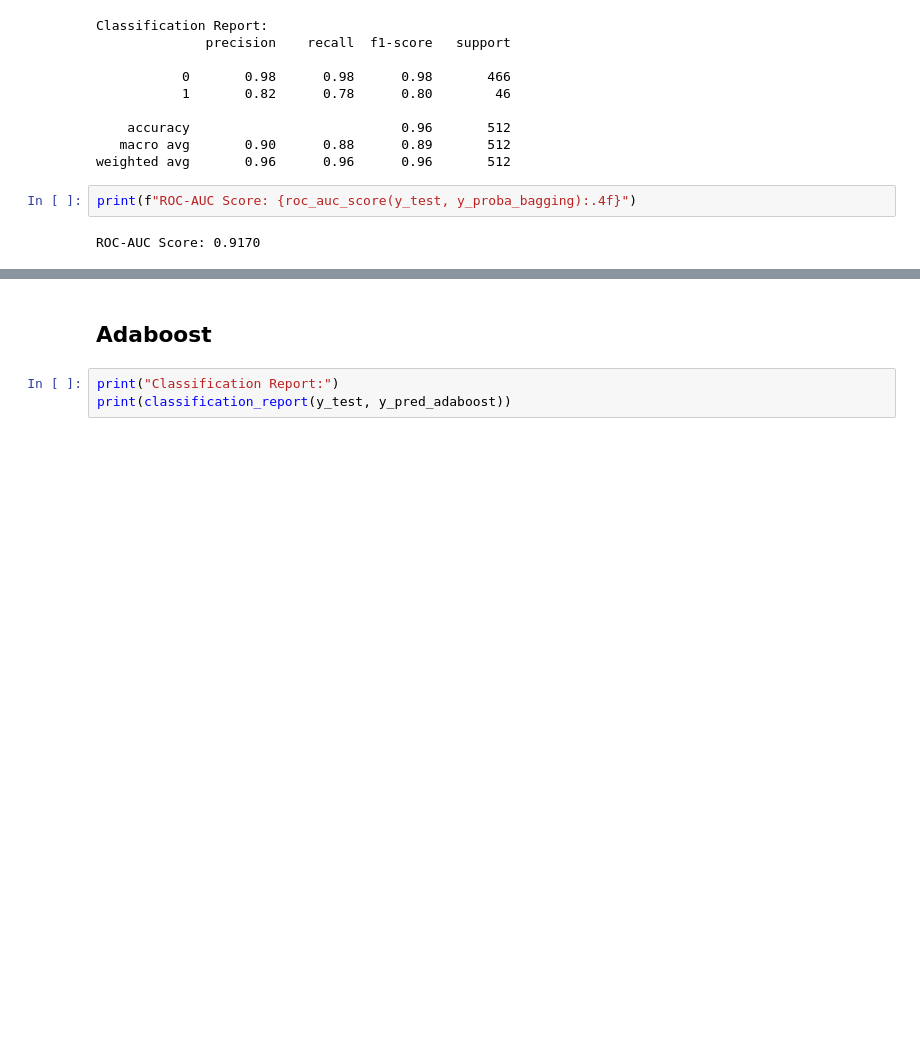
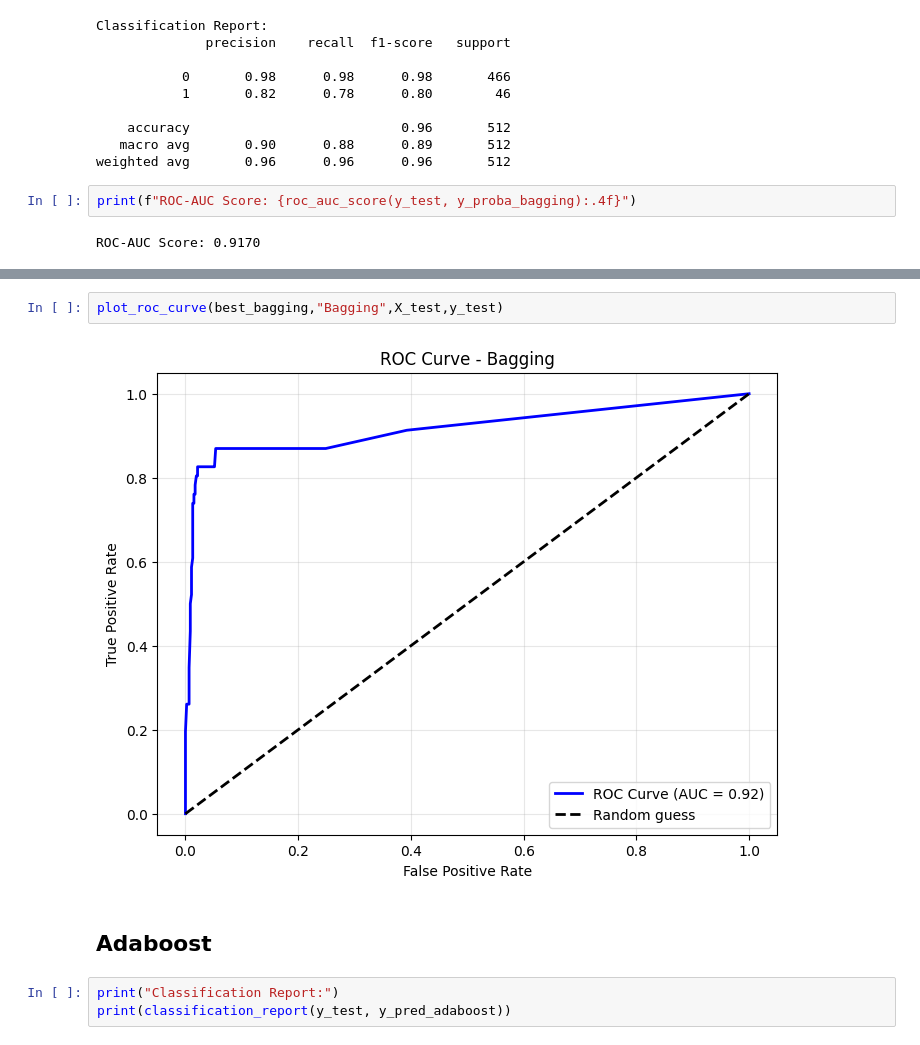
Before and after one commit to Adrien1126/ProjetIce-Classification-, a Jupyter notebook: notebooks/Notebook_final.ipynb, the cells around one changed output, grey strips where cells are left out. Drawn from its saved outputs; the diff is of its cells as text; blank space fills up the shorter version.

```diff
--- a/notebooks/Notebook_final.ipynb
+++ b/notebooks/Notebook_final.ipynb
@@ -605,3 +564,7 @@ plot_confusion_matrix(
+# %%
+plot_roc_curve(best_bagging,"Bagging",X_test,y_test)
+# %% [output]
+[figure, added]
 # %% [markdown]
 ## Adaboost
 # %%
```
Also changed, not shown: parts of 7 cells of this notebook, 1 other file.
